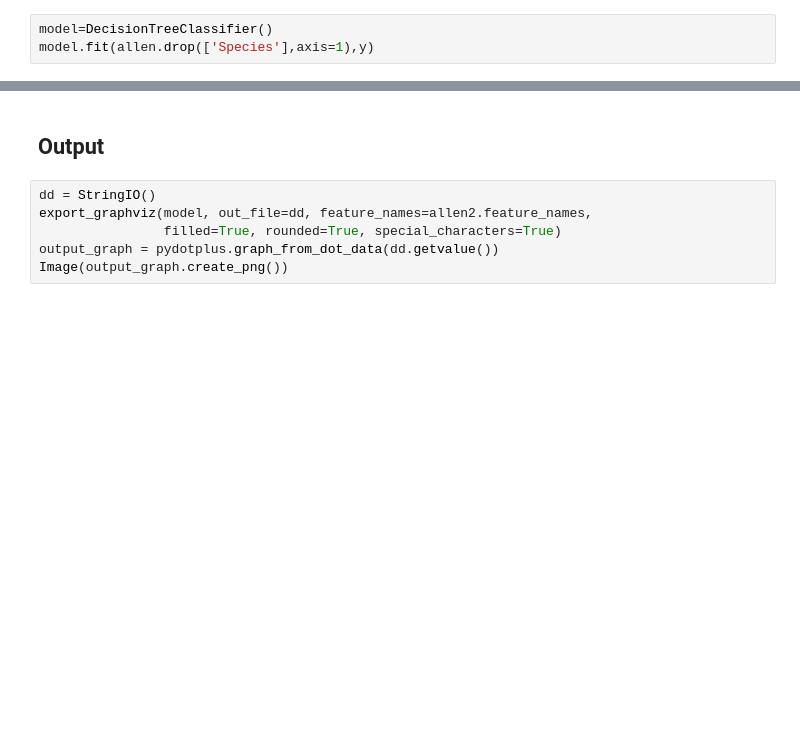
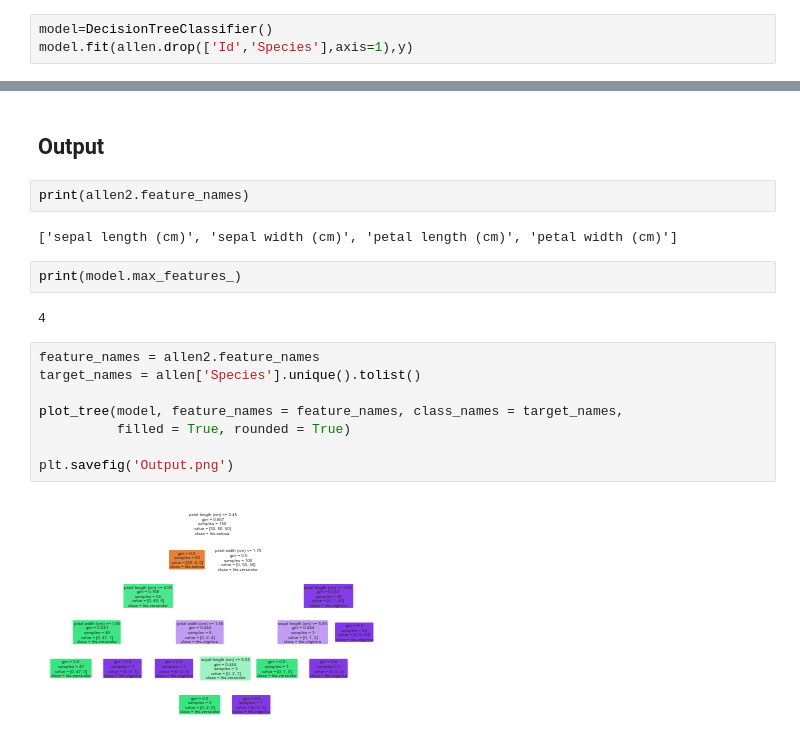
Before and after one commit to abphilip-work/Sparks, a Jupyter notebook: T6/T6.ipynb, the cells around one changed output, grey strips where cells are left out. Saved outputs shown, nothing was run; the diff lists cells and outputs as text; blank space fills up the shorter version.

```diff
--- a/T6/T6.ipynb
+++ b/T6/T6.ipynb
@@ -131,13 +148,25 @@ print(y)
 # %%
 model=DecisionTreeClassifier()
-model.fit(allen.drop(['Species'],axis=1),y)
+model.fit(allen.drop(['Id','Species'],axis=1),y)
 # %% [output]
 DecisionTreeClassifier()
 # %% [markdown]
 ## Output
-# %%
-dd = StringIO()
-export_graphviz(model, out_file=dd, feature_names=allen2.feature_names,
-                filled=True, rounded=True, special_characters=True)
-output_graph = pydotplus.graph_from_dot_data(dd.getvalue())
-Image(output_graph.create_png())
+# %%
+print(allen2.feature_names)
+# %% [output]
+['sepal length (cm)', 'sepal width (cm)', 'petal length (cm)', 'petal width (cm)']
+# %%
+print(model.max_features_)
+# %% [output]
+4
+# %%
+feature_names = allen2.feature_names
+target_names = allen['Species'].unique().tolist()
+
+plot_tree(model, feature_names = feature_names, class_names = target_names,
+          filled = True, rounded = True)
+
+plt.savefig('Output.png')
+# %% [output]
+[figure, added]
```
Also changed, not shown: parts of 2 cells of this notebook, 1 other file.
